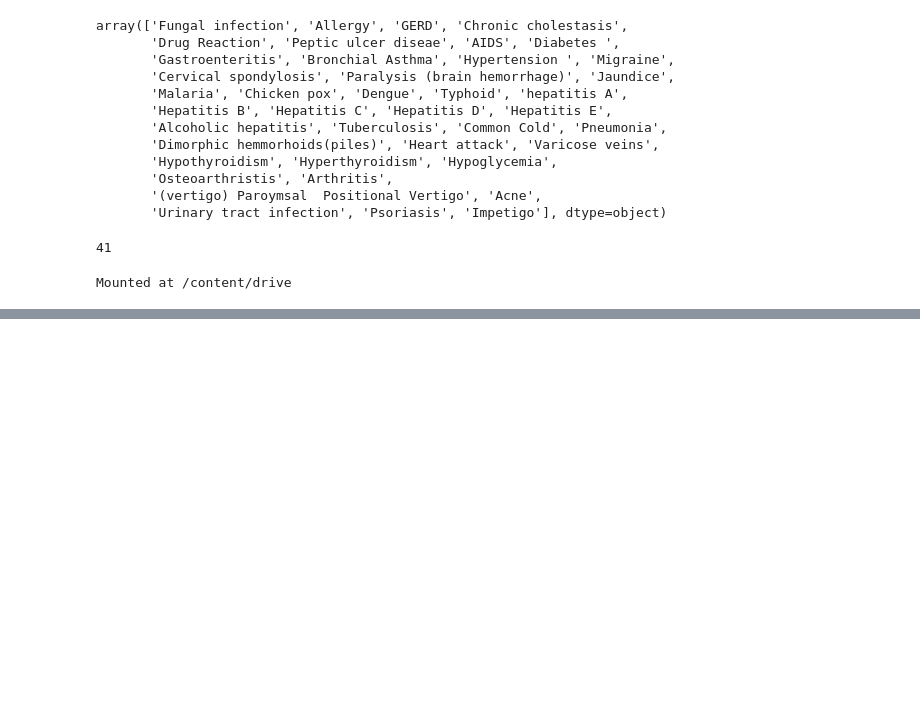
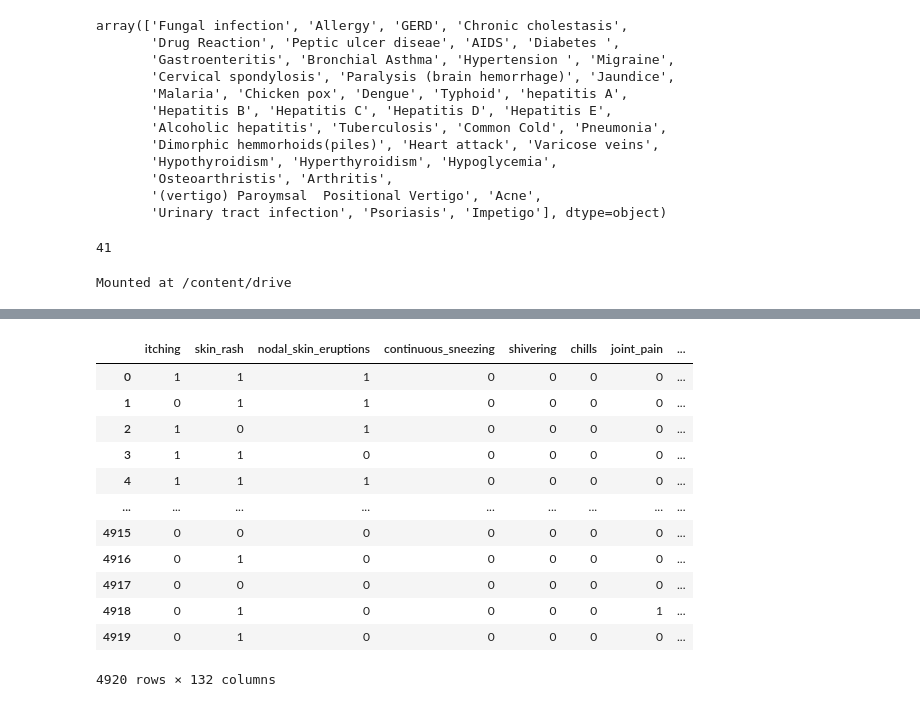
Before and after one commit to Yami6575/AI_Doctor, a Jupyter notebook: Machine_Learning_project.ipynb, the cells around one changed output, grey strips where cells are left out. Cells and saved outputs as stored; diff of their text form; code cells hidden in the pictures; blank space fills up the shorter version.

```diff
--- a/Machine_Learning_project.ipynb
+++ b/Machine_Learning_project.ipynb
@@ -82,0 +83,19 @@ SyntaxError: invalid syntax (<ipython-input-1-362baef9b84b>, line 1)
+# %%
+X=df.drop("prognosis",axis=1)
+y=df.prognosis
+# %%
+X
+# %% [output]
+|  | itching | skin_rash | nodal_skin_eruptions | continuous_sneezing | shivering | chills | joint_pain | ... |
+| 0 | 1 | 1 | 1 | 0 | 0 | 0 | 0 | ... |
+| 1 | 0 | 1 | 1 | 0 | 0 | 0 | 0 | ... |
+| 2 | 1 | 0 | 1 | 0 | 0 | 0 | 0 | ... |
+| 3 | 1 | 1 | 0 | 0 | 0 | 0 | 0 | ... |
+| 4 | 1 | 1 | 1 | 0 | 0 | 0 | 0 | ... |
+| ... | ... | ... | ... | ... | ... | ... | ... | ... |
+| 4915 | 0 | 0 | 0 | 0 | 0 | 0 | 0 | ... |
+| 4916 | 0 | 1 | 0 | 0 | 0 | 0 | 0 | ... |
+| 4917 | 0 | 0 | 0 | 0 | 0 | 0 | 0 | ... |
+| 4918 | 0 | 1 | 0 | 0 | 0 | 0 | 1 | ... |
+| 4919 | 0 | 1 | 0 | 0 | 0 | 0 | 0 | ... |
+4920 rows × 132 columns
```
Also changed, not shown: parts of 12 cells of this notebook.
